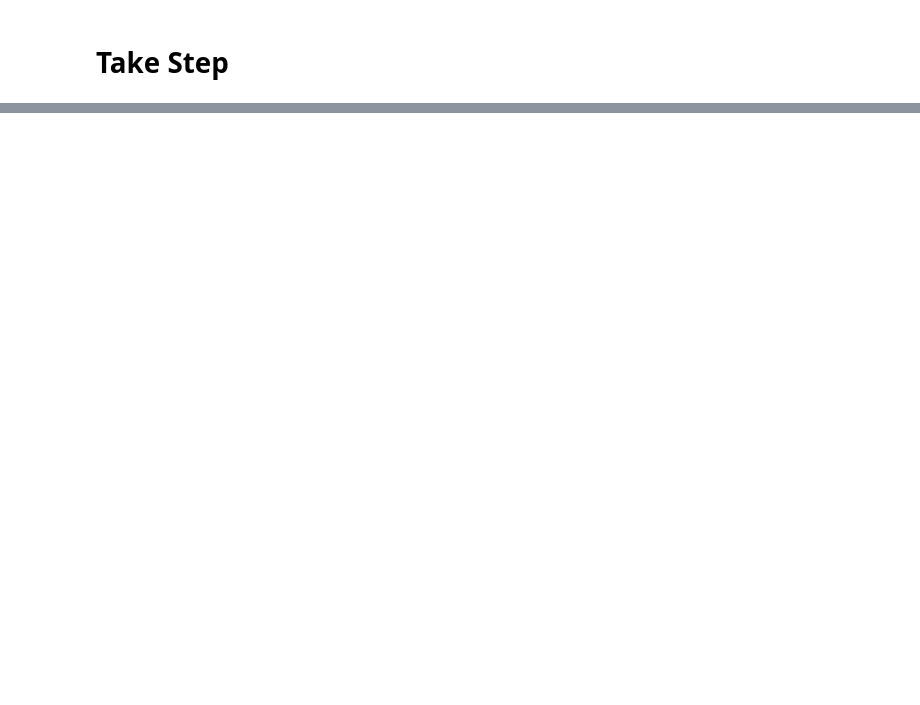
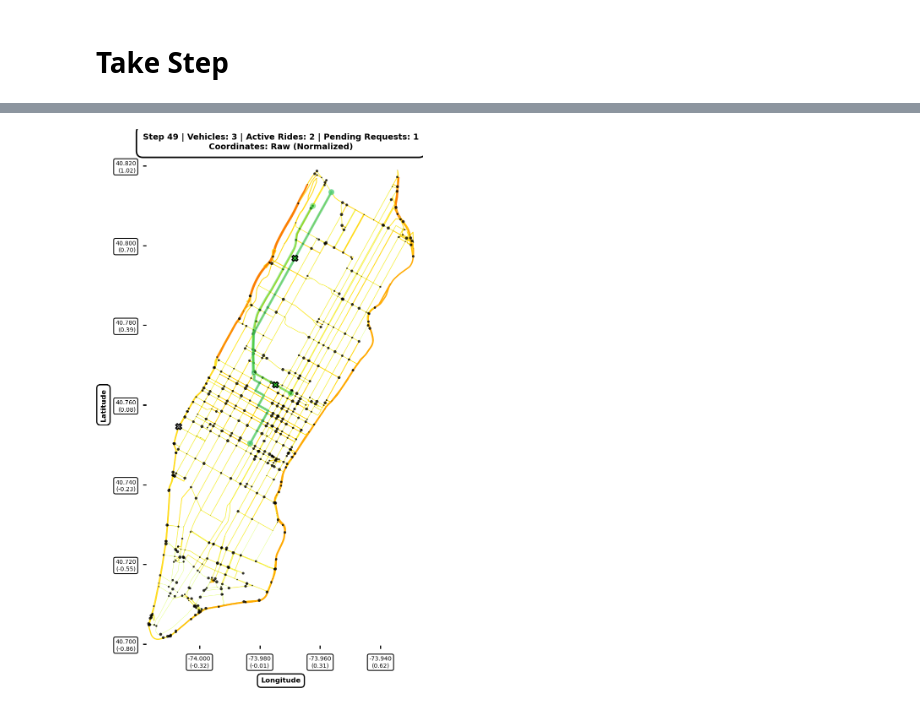
Before and after one commit to akseldkw07/Waymo-Agent, a Jupyter notebook: notebooks/training/heuristic-deploy.ipynb, the cells around one changed output, grey strips where cells are left out. Saved outputs shown, nothing was run; the diff lists cells and outputs as text; code cells hidden in the pictures; blank space fills up the shorter version.

```diff
--- a/notebooks/training/heuristic-deploy.ipynb
+++ b/notebooks/training/heuristic-deploy.ipynb
@@ -29,5 +34,5 @@ Assigned lambda values to nodes. Total lambda: 1.5181 (target: 1.5640)
 # %%
-s, info = env.reset()
+obs, info = env.reset()
 # %%
 def get_obvs_tuple(env: RideShareEnv):
     veh = env.observation_curr["vehicles"]
@@ -64,0 +114,14 @@ array([ 2,  4, 12,  5, 13,  3,  9,  5,  8,  7, 11,  8,  6,  8, 14,  8,  3,
+# %%
+prices = price_agent.price(obs)
+dispatch_actions = dispatch_agent.dispatch(obs)
+reposition_actions = reposition_agent.reposition(obs)
+
+prices_df = pd.DataFrame({"prices": prices})
+dispatch_df = pd.DataFrame({"dispatch": dispatch_actions})
+reposition_df = pd.DataFrame(reposition_actions, columns=["x", "y"])
+
+action_agent: ActionDict = {
+    "prices": prices,
+    "dispatch": dispatch_actions,
+    "reposition": reposition_actions,
+}
@@ -103,5 +175,9 @@ ValueError: No objects to concatenate
 # %% [markdown]
 # Take Step
+# %%
+env.config.max_new_requests_per_step = 2
 # %%
-obs, reward, trunc, term, info = env.step(action_rnd)
+obs, reward, trunc, term, info = env.step(action_agent)
+req_obs = RequestDF(RequestDF.from_obs_numpy(obs["pending_requests"]))
+req_obs.f_awaiting_price.sum()
 # %% [output]
@@ -108,0 +284,5 @@ obs, reward, trunc, term, info = env.step(action_rnd)
+# %%
+fig, ax = env.render()
+fig
+# %% [output]
+[figure, added]
```
Also changed, not shown: parts of 20 cells of this notebook, 21 other files.
